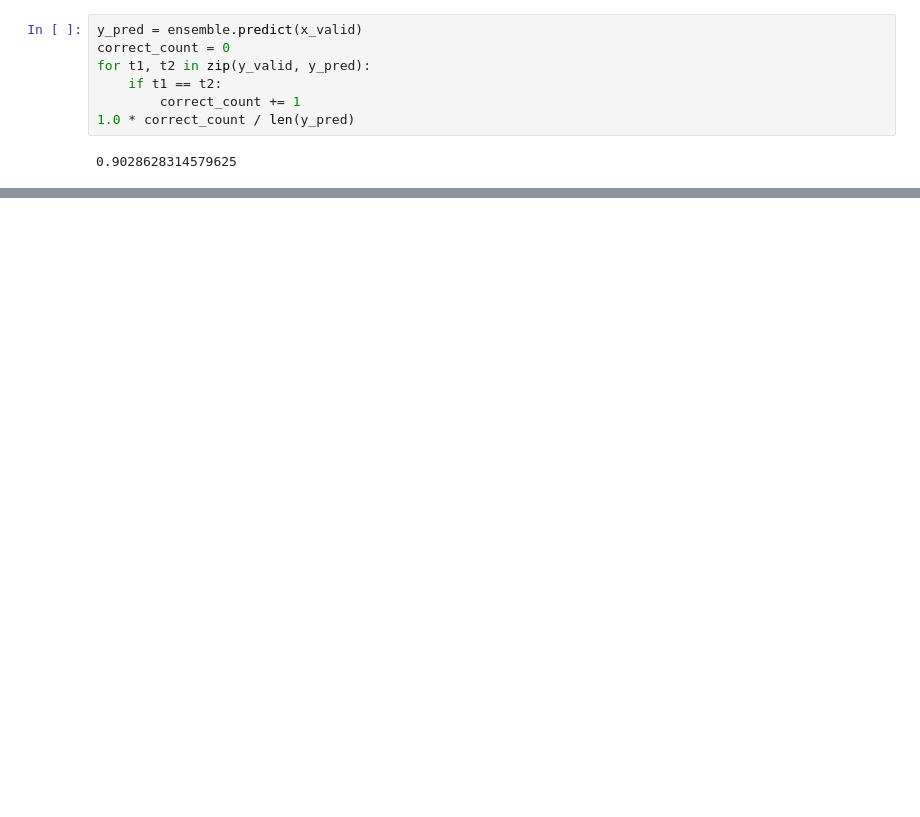
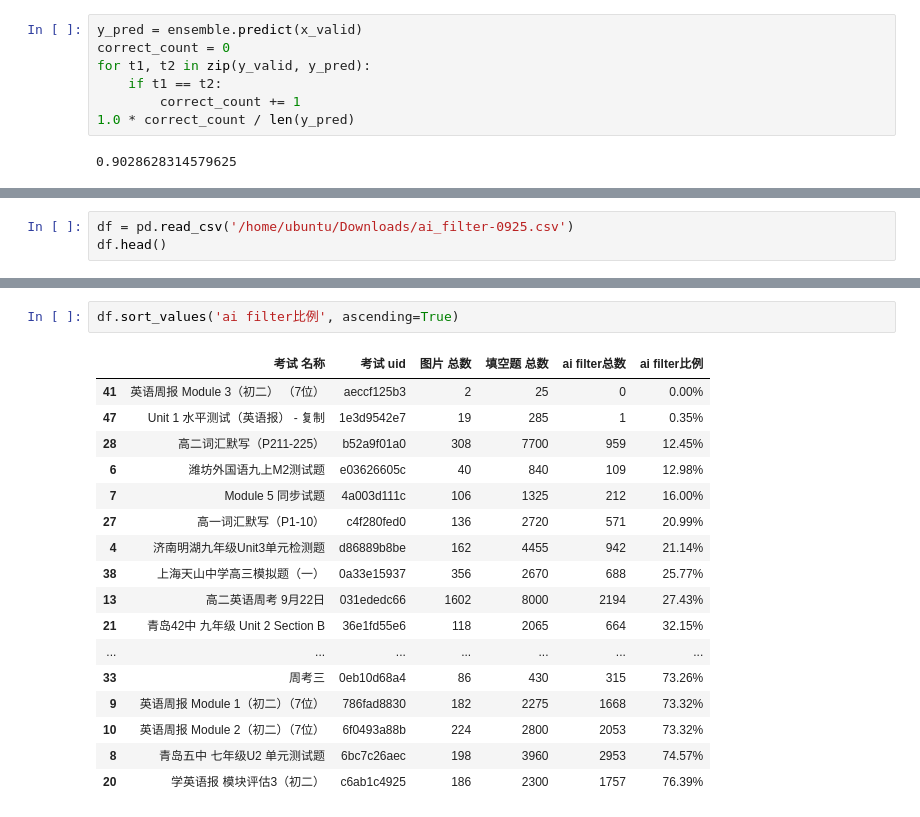
Before and after one commit to 0mza987/AI_Filter, a Jupyter notebook: xgb_classifier.ipynb, the cells around one changed output, grey strips where cells are left out. Cells and saved outputs as stored; diff of their text form; blank space fills up the shorter version.

```diff
--- a/xgb_classifier.ipynb
+++ b/xgb_classifier.ipynb
@@ -243,0 +267,3 @@ for t1, t2 in zip(y_valid, y_pred):
+# %%
+df = pd.read_csv('/home/ubuntu/Downloads/ai_filter-0925.csv')
+df.head()
@@ -243,0 +277,20 @@ for t1, t2 in zip(y_valid, y_pred):
+# %%
+df.sort_values('ai filter比例', ascending=True)
+# %% [output]
+|  | 考试 名称 | 考试 uid | 图片 总数 | 填空题 总数 | ai filter总数 | ai filter比例 |
+| 41 | 英语周报 Module 3（初二） （7位） | aeccf125b3 | 2 | 25 | 0 | 0.00% |
+| 47 | Unit 1 水平测试（英语报） - 复制 | 1e3d9542e7 | 19 | 285 | 1 | 0.35% |
+| 28 | 高二词汇默写（P211-225） | b52a9f01a0 | 308 | 7700 | 959 | 12.45% |
+| 6 | 潍坊外国语九上M2测试题 | e03626605c | 40 | 840 | 109 | 12.98% |
+| 7 | Module 5 同步试题 | 4a003d111c | 106 | 1325 | 212 | 16.00% |
+| 27 | 高一词汇默写（P1-10） | c4f280fed0 | 136 | 2720 | 571 | 20.99% |
+| 4 | 济南明湖九年级Unit3单元检测题 | d86889b8be | 162 | 4455 | 942 | 21.14% |
+| 38 | 上海天山中学高三模拟题（一） | 0a33e15937 | 356 | 2670 | 688 | 25.77% |
+| 13 | 高二英语周考 9月22日 | 031ededc66 | 1602 | 8000 | 2194 | 27.43% |
+| 21 | 青岛42中 九年级 Unit 2 Section B | 36e1fd55e6 | 118 | 2065 | 664 | 32.15% |
+| ... | ... | ... | ... | ... | ... | ... |
+| 33 | 周考三 | 0eb10d68a4 | 86 | 430 | 315 | 73.26% |
+| 9 | 英语周报 Module 1（初二）（7位） | 786fad8830 | 182 | 2275 | 1668 | 73.32% |
+| 10 | 英语周报 Module 2（初二）（7位） | 6f0493a88b | 224 | 2800 | 2053 | 73.32% |
+| 8 | 青岛五中 七年级U2 单元测试题 | 6bc7c26aec | 198 | 3960 | 2953 | 74.57% |
+| 20 | 学英语报 模块评估3（初二） | c6ab1c4925 | 186 | 2300 | 1757 | 76.39% |
```
Also changed, not shown: parts of 15 cells of this notebook, 4 other files.
